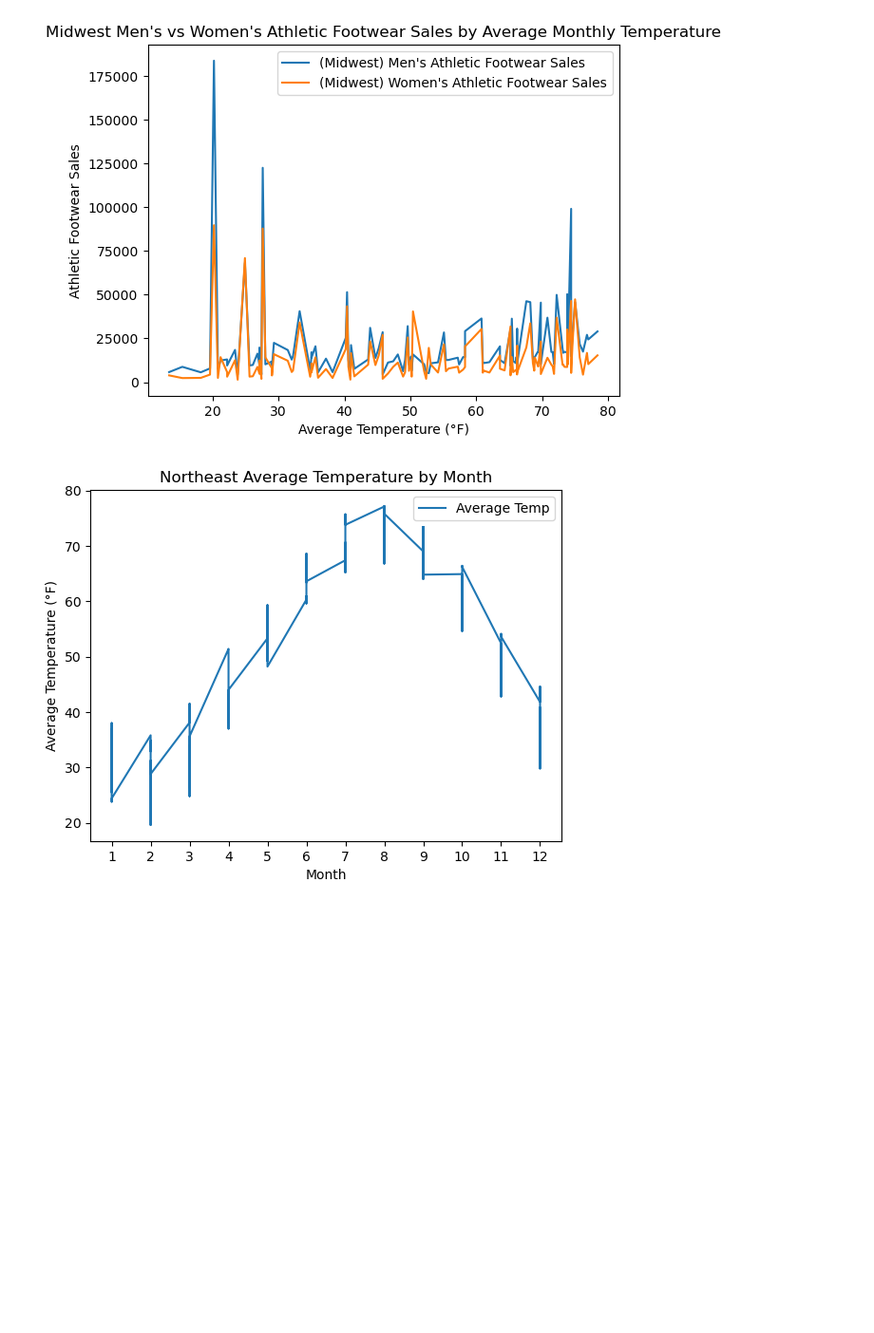
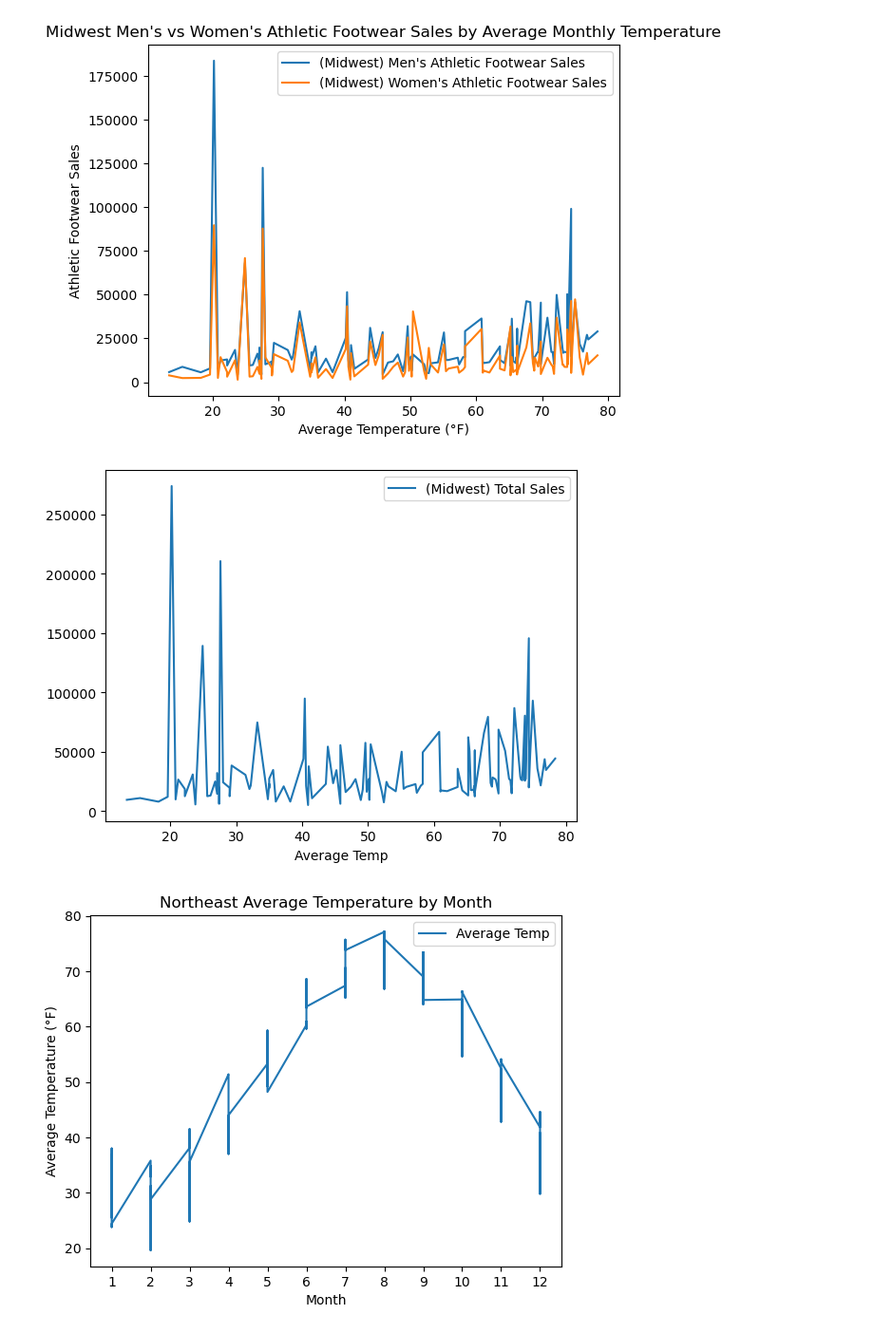
Before and after one commit to Krinnik/adidas_sales_temp_analysis, a Jupyter notebook: nik_workspace.ipynb, the cells around one changed output. Shown at 95% size. Drawn from its saved outputs; the diff is of its cells as text; code cells hidden in the pictures; blank space fills up the shorter version.

```diff
--- a/nik_workspace.ipynb
+++ b/nik_workspace.ipynb
@@ -1570,6 +1570,11 @@ plt.ylabel('Athletic Footwear Sales')
 plt.show()
 # %% [output]
 [figure]
+# %%
+adidas_footwear_mw.plot()
+plt.show()
+# %% [output]
+[figure, added]
 # %%
 ne_region_month_temp.plot()
 plt.title('Northeast Average Temperature by Month')
```
Also changed, not shown: parts of 21 cells of this notebook, 18 other files.
